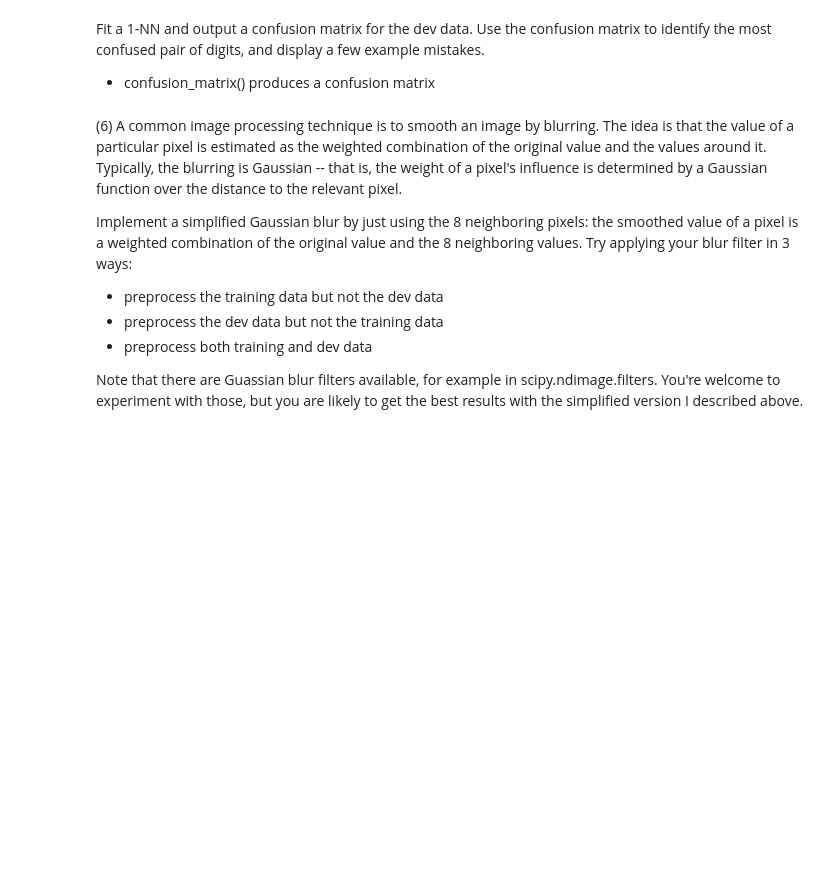
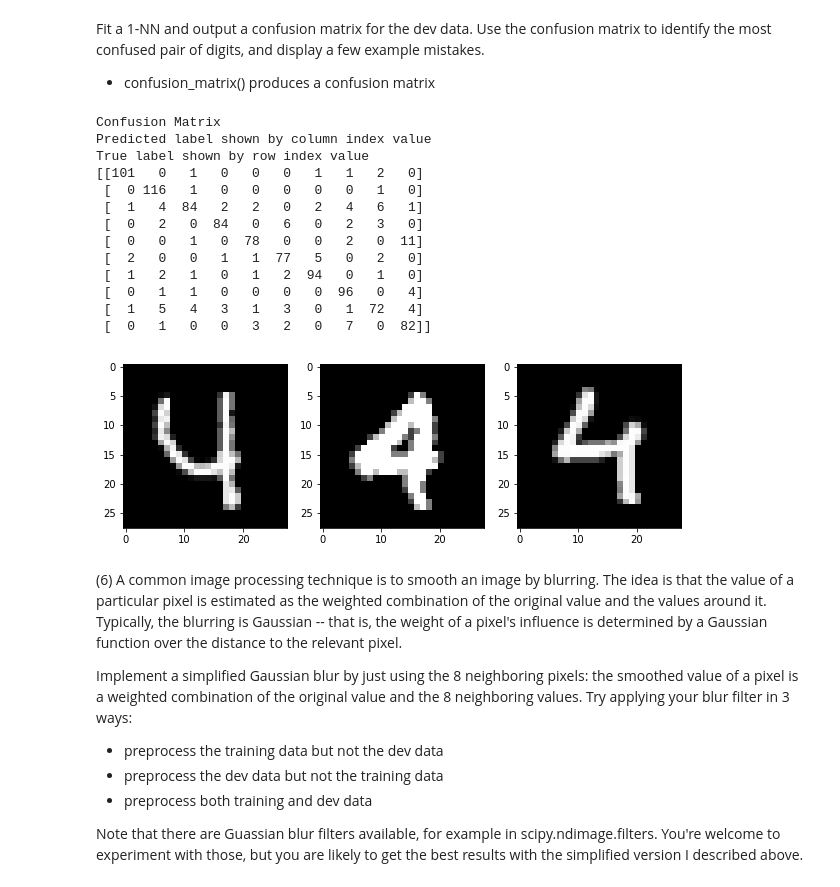
Before and after one commit to ahathaway821/w207_project1, a Jupyter notebook: alexander_hathaway_p1.ipynb, the cells around one changed output. Drawn from its saved outputs; the diff is of its cells as text; code cells hidden in the pictures; blank space fills up the shorter version.

```diff
--- a/alexander_hathaway_p1.ipynb
+++ b/alexander_hathaway_p1.ipynb
@@ -311,3 +294,71 @@ Fit a 1-NN and output a confusion matrix for the dev data. Use the confusion mat
+# %%
+def P5():
+
+### STUDENT START ###
+    k = 1
+    number_of_examples = 3
+
+    # Set the number of neighbors
+    model = KNeighborsClassifier(n_neighbors=k)
+
+    # Fit the model using training data
+    model.fit(mini_train_data, mini_train_labels)
+
+    # Test the trained model
+    test_predicted_labels = model.predict(dev_data)
+
+    result = confusion_matrix(dev_labels, test_predicted_labels)
+    print('Confusion Matrix')
+    print('Predicted label shown by column index value')
+    print('True label shown by row index value')
+    print(result)
+
+    # Most confused pair
+    # Predicted 9, actual value was a 4
+    #print(result[4,9])
+
+    confused_predictions = np.where(test_predicted_labels == '9')
+    confused_true_labels = np.where(dev_labels == '4')
+
+    sample_indices = []
+
+    # Grab a few examples where we predicted 9, by the true label was 4
+    for prediction in confused_predictions[0]:
+        if (prediction in confused_true_labels[0]):
+            sample_indices.append(prediction)
+
+        if len(sample_indices) >= number_of_examples:
+            break
+
+    # Plot the examples
+    fig = plt.figure(figsize=(10, 10))
+    grid = plt.GridSpec(1, number_of_examples)
+    i = 0
+
+    for sample_index in sample_indices:
+        single_image = dev_data[sample_index]
+        subplot = fig.add_subplot(grid[0,i])
+        single_image_matrix = single_image.reshape(28,28)
+        subplot.imshow(single_image_matrix)
+        i = i + 1
+### STUDENT END ###
+
+P5()
+# %% [output]
+Confusion Matrix
+Predicted label shown by column index value
+True label shown by row index value
+[[101   0   1   0   0   0   1   1   2   0]
+ [  0 116   1   0   0   0   0   0   1   0]
+ [  1   4  84   2   2   0   2   4   6   1]
+ [  0   2   0  84   0   6   0   2   3   0]
+ [  0   0   1   0  78   0   0   2   0  11]
+ [  2   0   0   1   1  77   5   0   2   0]
+ [  1   2   1   0   1   2  94   0   1   0]
+ [  0   1   1   0   0   0   0  96   0   4]
+ [  1   5   4   3   1   3   0   1  72   4]
+ [  0   1   0   0   3   2   0   7   0  82]]
+[figure, added]
 # %% [markdown]
 (6) A common image processing technique is to smooth an image by blurring. The idea is that the value of a particular pixel is estimated as the weighted combination of the original value and the values around it. Typically, the blurring is Gaussian -- that is, the weight of a pixel's influence is determined by a Gaussian function over the distance to the relevant pixel.
 
```
Also changed, not shown: parts of 9 cells of this notebook.
